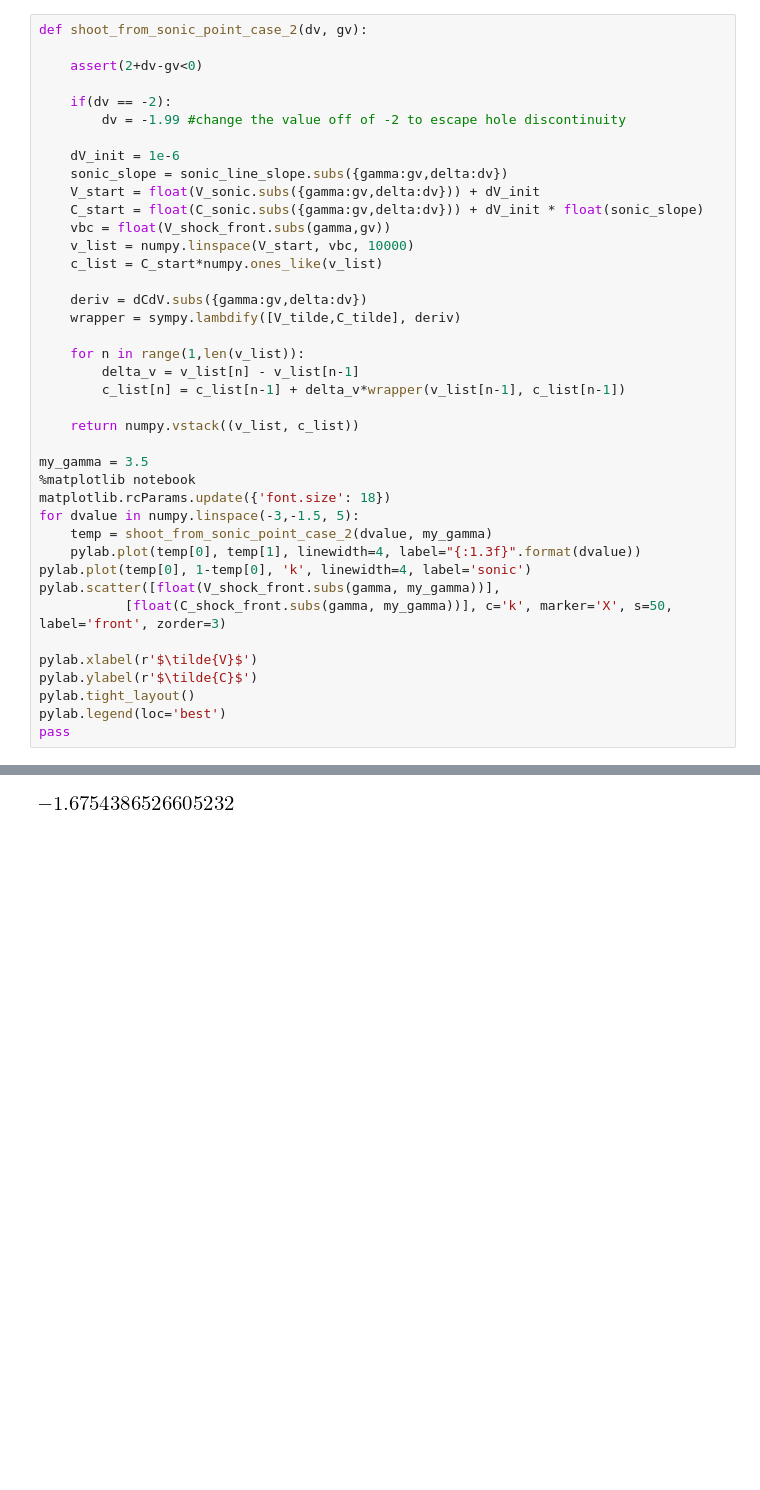
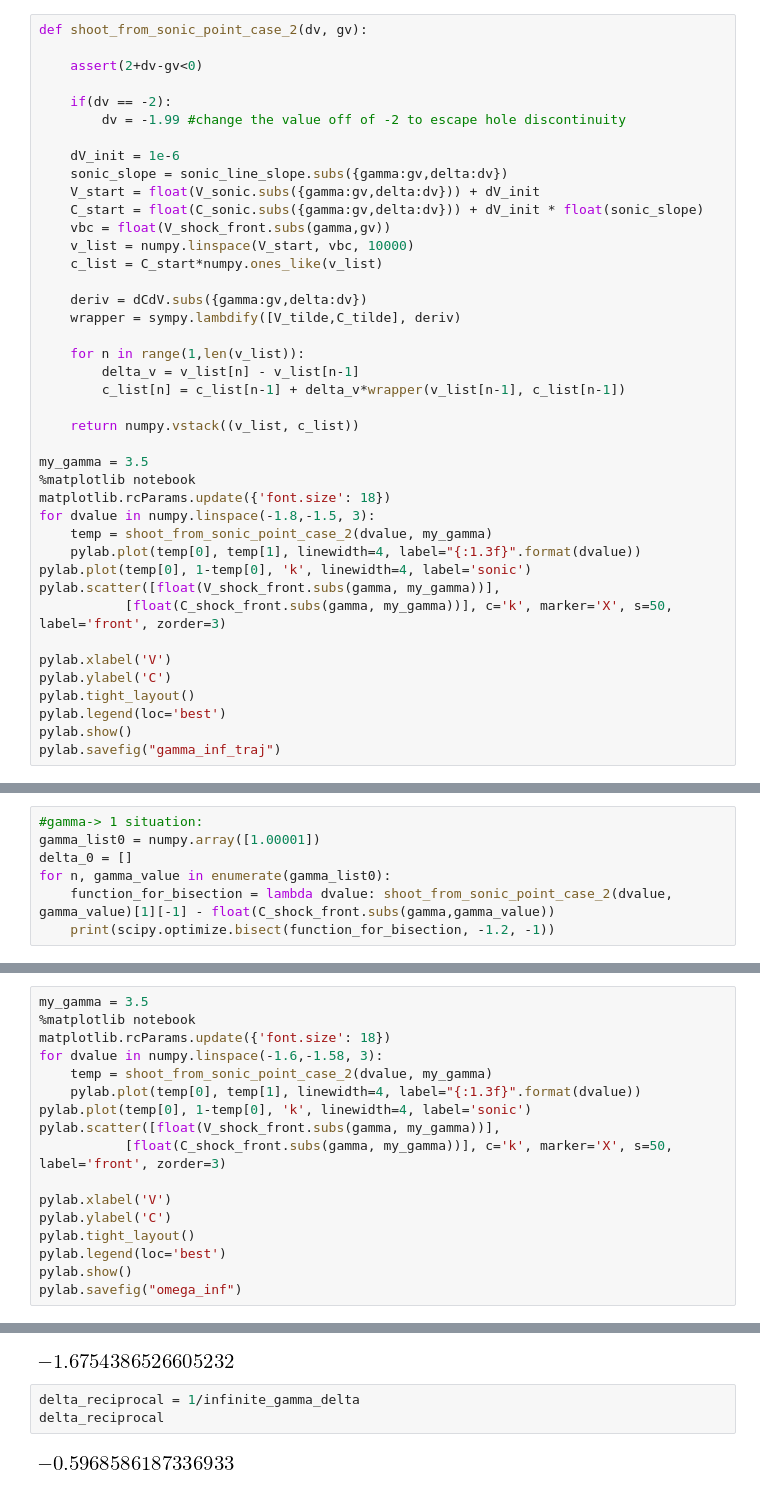
Before and after one commit to aremorov/stellar_atm_shocks, a Jupyter notebook: s_analysis_exponential2.ipynb, the cells around one changed output, grey strips where cells are left out. Saved outputs shown, nothing was run; the diff lists cells and outputs as text; blank space fills up the shorter version.

```diff
--- a/s_analysis_exponential2.ipynb
+++ b/s_analysis_exponential2.ipynb
@@ -213,18 +250,19 @@ def shoot_from_sonic_point_case_2(dv, gv):
 my_gamma = 3.5
 %matplotlib notebook
 matplotlib.rcParams.update({'font.size': 18})
-for dvalue in numpy.linspace(-3,-1.5, 5):
+for dvalue in numpy.linspace(-1.8,-1.5, 3):
     temp = shoot_from_sonic_point_case_2(dvalue, my_gamma)
     pylab.plot(temp[0], temp[1], linewidth=4, label="{:1.3f}".format(dvalue))
 pylab.plot(temp[0], 1-temp[0], 'k', linewidth=4, label='sonic')
 pylab.scatter([float(V_shock_front.subs(gamma, my_gamma))],
            [float(C_shock_front.subs(gamma, my_gamma))], c='k', marker='X', s=50, label='front', zorder=3)
 
-pylab.xlabel(r'$\tilde{V}$')
-pylab.ylabel(r'$\tilde{C}$')
+pylab.xlabel('V')
+pylab.ylabel('C')
 pylab.tight_layout()
 pylab.legend(loc='best')
-pass
+pylab.show()
+pylab.savefig("gamma_inf_traj")
 # %% [output]
 [interactive output not drawn]
 [interactive output not drawn]
@@ -230,0 +271,7 @@ pass
+# %%
+#gamma-> 1 situation:
+gamma_list0 = numpy.array([1.00001])
+delta_0 = []
+for n, gamma_value in enumerate(gamma_list0):
+    function_for_bisection = lambda dvalue: shoot_from_sonic_point_case_2(dvalue, gamma_value)[1][-1] - float(C_shock_front.subs(gamma,gamma_value))
+    print(scipy.optimize.bisect(function_for_bisection, -1.2, -1))
@@ -230,0 +280,17 @@ pass
+# %%
+my_gamma = 3.5
+%matplotlib notebook
+matplotlib.rcParams.update({'font.size': 18})
+for dvalue in numpy.linspace(-1.6,-1.58, 3):
+    temp = shoot_from_sonic_point_case_2(dvalue, my_gamma)
+    pylab.plot(temp[0], temp[1], linewidth=4, label="{:1.3f}".format(dvalue))
+pylab.plot(temp[0], 1-temp[0], 'k', linewidth=4, label='sonic')
+pylab.scatter([float(V_shock_front.subs(gamma, my_gamma))],
+           [float(C_shock_front.subs(gamma, my_gamma))], c='k', marker='X', s=50, label='front', zorder=3)
+
+pylab.xlabel('V')
+pylab.ylabel('C')
+pylab.tight_layout()
+pylab.legend(loc='best')
+pylab.show()
+pylab.savefig("omega_inf")
@@ -365,3 +444,8 @@ infinite_gamma_delta = scipy.optimize.bisect(function_for_bisection, -1.8,-1.4)
 infinite_gamma_delta
 # %% [output]
 [figure]
+# %%
+delta_reciprocal = 1/infinite_gamma_delta
+delta_reciprocal
+# %% [output]
+[figure, added]
```
Also changed, not shown: parts of 10 cells of this notebook.
